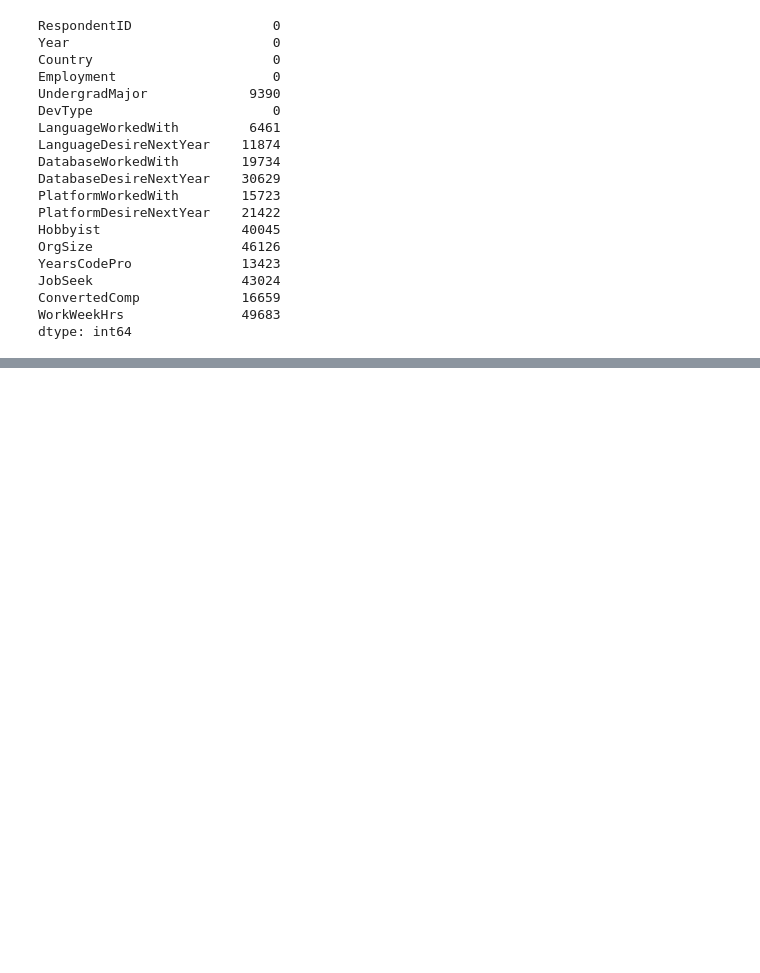
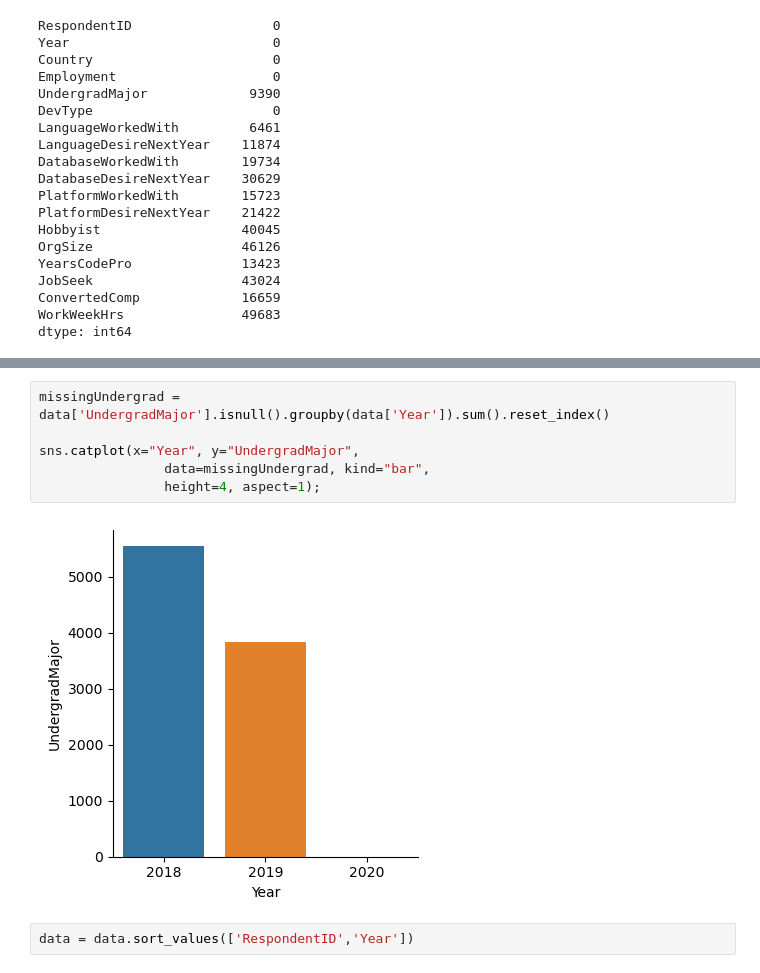
Before and after one commit to LiZoMark841619/Balazs1982, a Jupyter notebook: Jupyter_files/Codecademy_Projects/Stack_overflow_analysis/analysis.ipynb, the cells around one changed output, grey strips where cells are left out. Saved outputs shown, nothing was run; the diff lists cells and outputs as text; blank space fills up the shorter version.

```diff
--- a/Jupyter_files/Codecademy_Projects/Stack_overflow_analysis/analysis.ipynb
+++ b/Jupyter_files/Codecademy_Projects/Stack_overflow_analysis/analysis.ipynb
@@ -178,0 +269,10 @@ dtype: int64
+# %%
+missingUndergrad = data['UndergradMajor'].isnull().groupby(data['Year']).sum().reset_index()
+
+sns.catplot(x="Year", y="UndergradMajor",
+                data=missingUndergrad, kind="bar",
+                height=4, aspect=1);
+# %% [output]
+[figure, added]
+# %%
+data = data.sort_values(['RespondentID','Year'])
```
Also changed, not shown: parts of 20 cells of this notebook, 1 other file.
